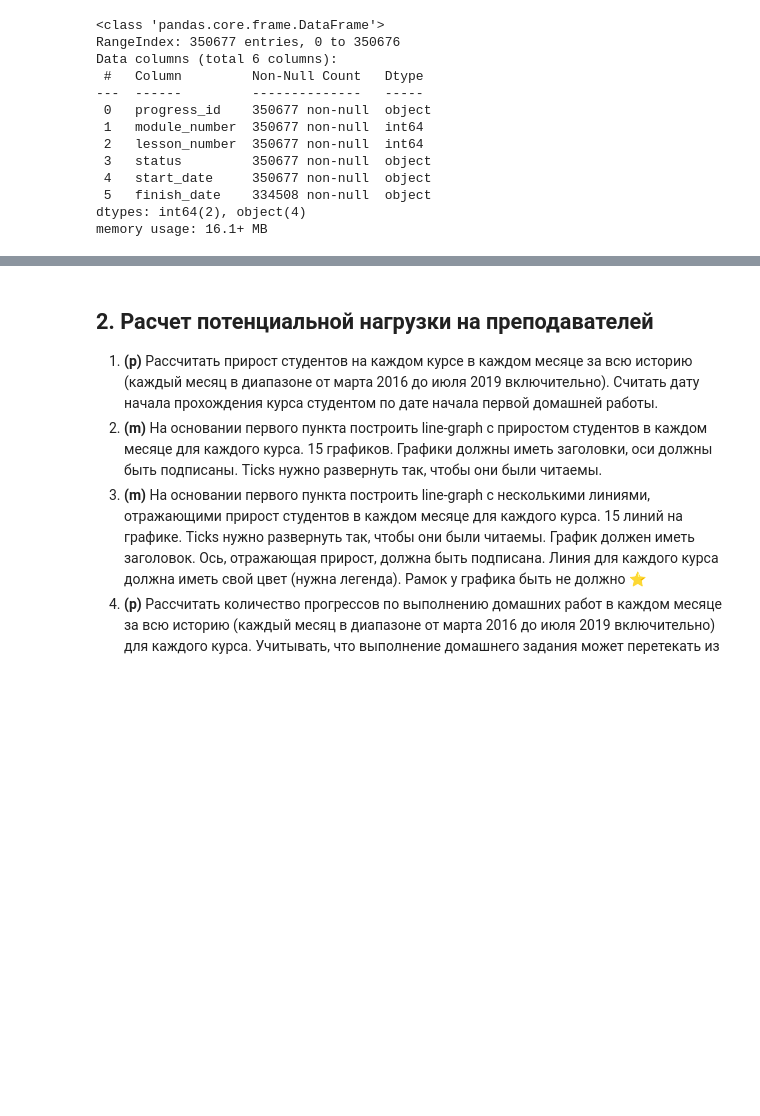
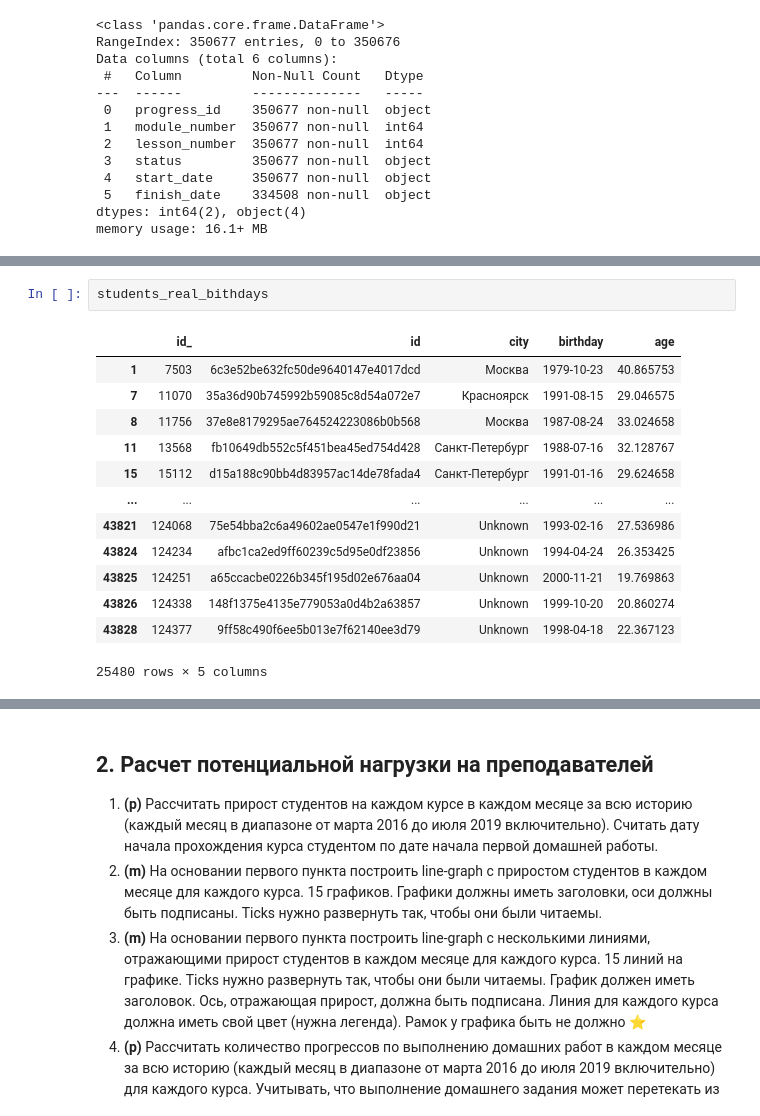
Before and after one commit to vegorovmsk/skillbox_ds_analytics_project_1, a Jupyter notebook: Coursework_analytics_1.ipynb, the cells around one changed output, grey strips where cells are left out. Cells and saved outputs as stored; diff of their text form; blank space fills up the shorter version.

```diff
--- a/Coursework_analytics_1.ipynb
+++ b/Coursework_analytics_1.ipynb
@@ -209,0 +429,16 @@ memory usage: 16.1+ MB
+# %%
+students_real_bithdays
+# %% [output]
+|  | id_ | id | city | birthday | age |
+| 1 | 7503 | 6c3e52be632fc50de9640147e4017dcd | Москва | 1979-10-23 | 40.865753 |
+| 7 | 11070 | 35a36d90b745992b59085c8d54a072e7 | Красноярск | 1991-08-15 | 29.046575 |
+| 8 | 11756 | 37e8e8179295ae764524223086b0b568 | Москва | 1987-08-24 | 33.024658 |
+| 11 | 13568 | fb10649db552c5f451bea45ed754d428 | Санкт-Петербург | 1988-07-16 | 32.128767 |
+| 15 | 15112 | d15a188c90bb4d83957ac14de78fada4 | Санкт-Петербург | 1991-01-16 | 29.624658 |
+| ... | ... | ... | ... | ... | ... |
+| 43821 | 124068 | 75e54bba2c6a49602ae0547e1f990d21 | Unknown | 1993-02-16 | 27.536986 |
+| 43824 | 124234 | afbc1ca2ed9ff60239c5d95e0df23856 | Unknown | 1994-04-24 | 26.353425 |
+| 43825 | 124251 | a65ccacbe0226b345f195d02e676aa04 | Unknown | 2000-11-21 | 19.769863 |
+| 43826 | 124338 | 148f1375e4135e779053a0d4b2a63857 | Unknown | 1999-10-20 | 20.860274 |
+| 43828 | 124377 | 9ff58c490f6ee5b013e7f62140ee3d79 | Unknown | 1998-04-18 | 22.367123 |
+25480 rows × 5 columns
```
Also changed, not shown: parts of 28 cells of this notebook.
